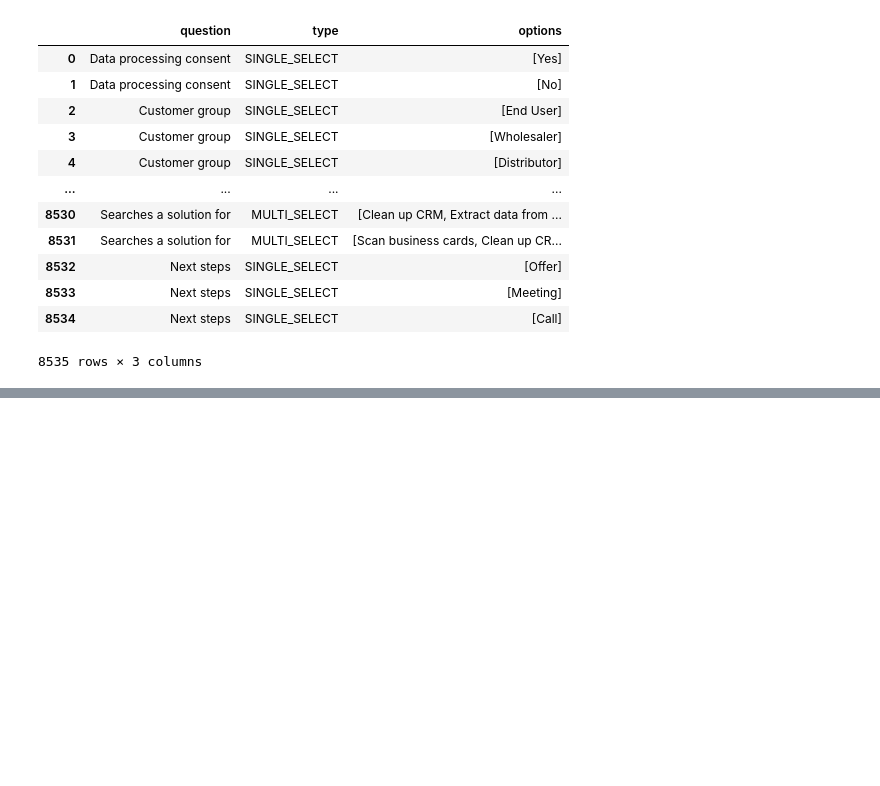
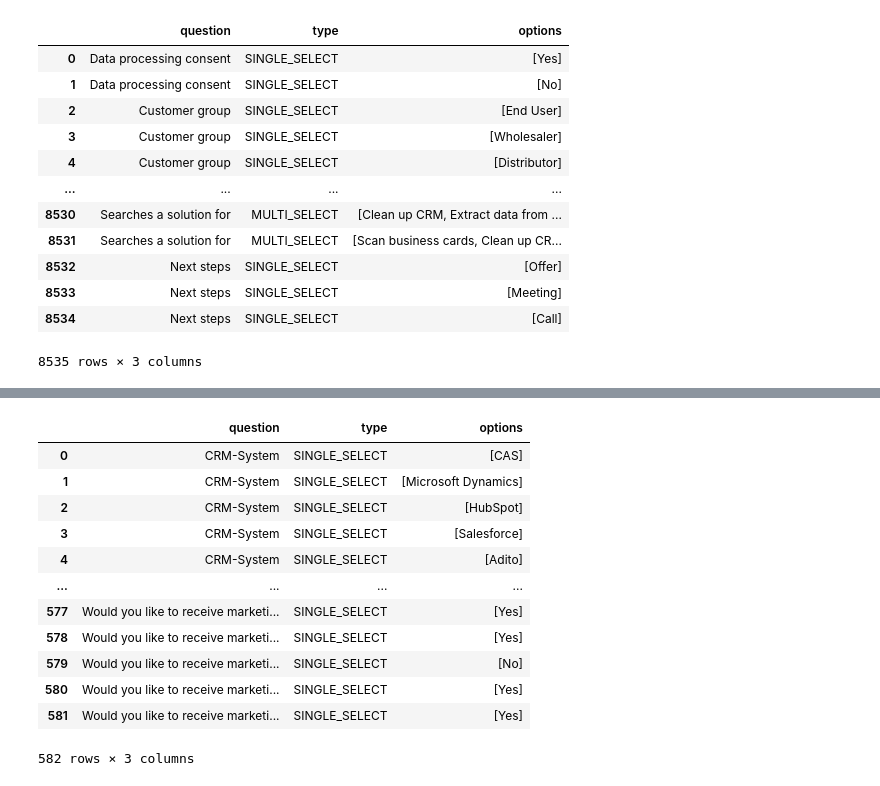
Before and after one commit to alexk2206/tds_capstone, a Jupyter notebook: QA_Dataset.ipynb, the cells around one changed output, grey strips where cells are left out. Saved outputs shown, nothing was run; the diff lists cells and outputs as text; code cells hidden in the pictures; blank space fills up the shorter version.

```diff
--- a/QA_Dataset.ipynb
+++ b/QA_Dataset.ipynb
@@ -62 +117,21 @@ def sc_generate_answer(question, options):
+# %%
+# QA Dataset
+
+qa_dataset = answer_combinations_limited.copy()
+
+qa_dataset
+# %% [output]
+|  | question | type | options |
+| 0 | CRM-System | SINGLE_SELECT | [CAS] |
+| 1 | CRM-System | SINGLE_SELECT | [Microsoft Dynamics] |
+| 2 | CRM-System | SINGLE_SELECT | [HubSpot] |
+| 3 | CRM-System | SINGLE_SELECT | [Salesforce] |
+| 4 | CRM-System | SINGLE_SELECT | [Adito] |
+| ... | ... | ... | ... |
+| 577 | Would you like to receive marketi... | SINGLE_SELECT | [Yes] |
+| 578 | Would you like to receive marketi... | SINGLE_SELECT | [Yes] |
+| 579 | Would you like to receive marketi... | SINGLE_SELECT | [No] |
+| 580 | Would you like to receive marketi... | SINGLE_SELECT | [Yes] |
+| 581 | Would you like to receive marketi... | SINGLE_SELECT | [Yes] |
+582 rows × 3 columns
 # %%
```
Also changed, not shown: parts of 10 cells of this notebook.
